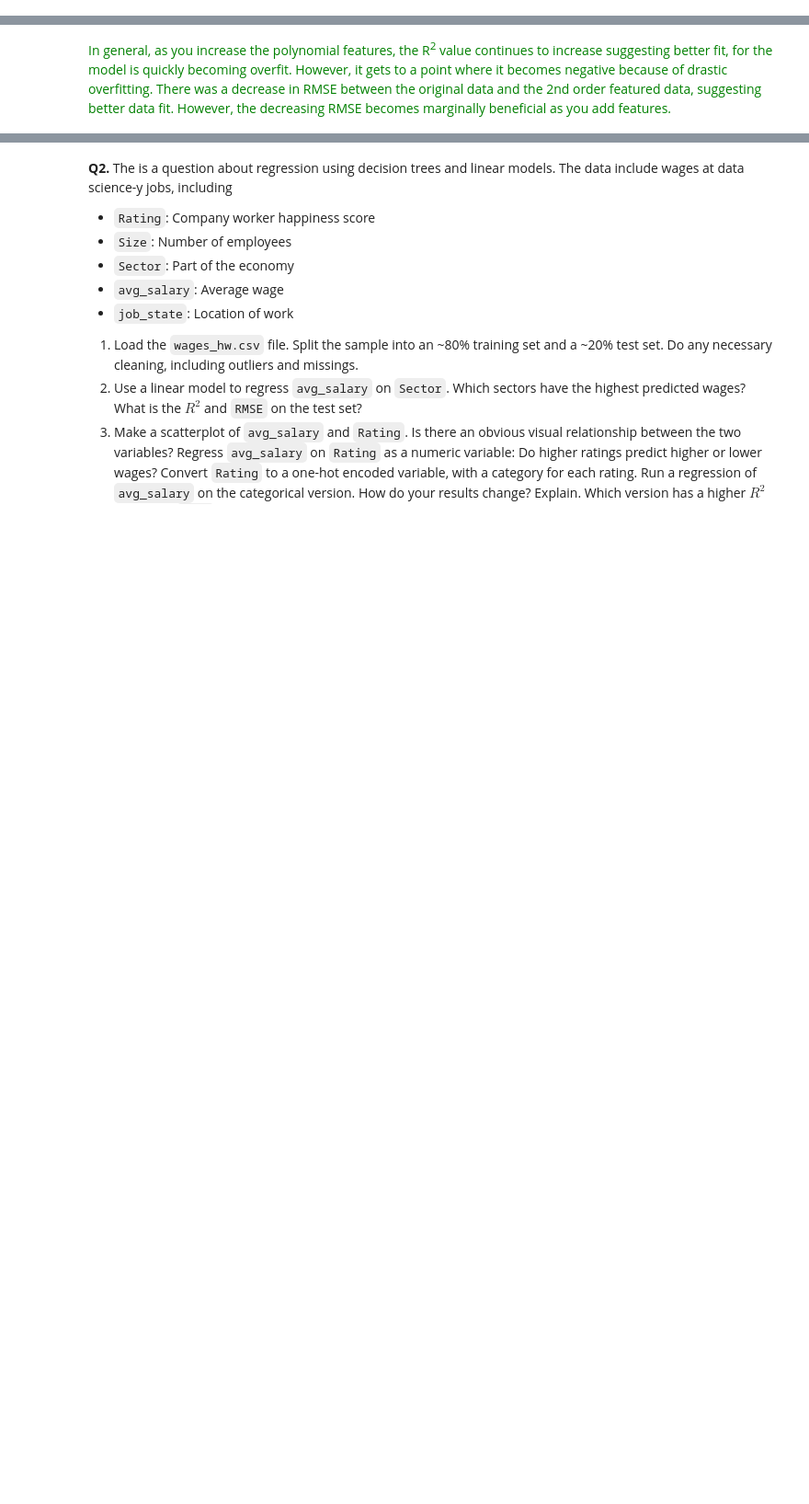
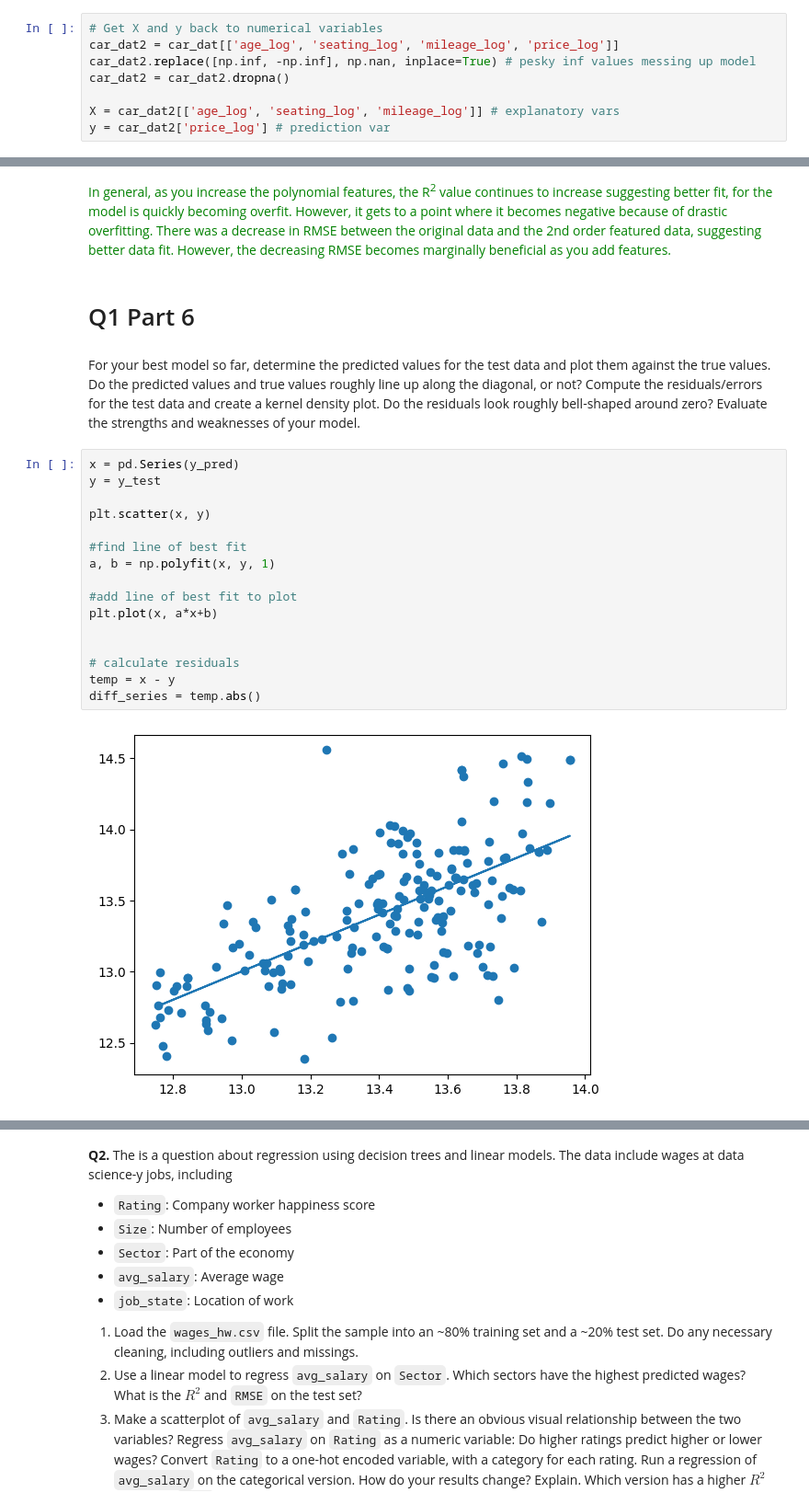
Before and after one commit to Monty-2003/assignment4, a Jupyter notebook: assignment4.ipynb, the cells around one changed output, grey strips where cells are left out. Shown at 92% size. Saved outputs shown, nothing was run; the diff lists cells and outputs as text; blank space fills up the shorter version.

Commit message:
Part 6

```diff
--- a/assignment4.ipynb
+++ b/assignment4.ipynb
@@ -282,0 +277,8 @@ I already went through and created models for polynomially featured data with bo
+# %%
+# Get X and y back to numerical variables
+car_dat2 = car_dat[['age_log', 'seating_log', 'mileage_log', 'price_log']]
+car_dat2.replace([np.inf, -np.inf], np.nan, inplace=True) # pesky inf values messing up model
+car_dat2 = car_dat2.dropna()
+
+X = car_dat2[['age_log', 'seating_log', 'mileage_log']] # explanatory vars
+y = car_dat2['price_log'] # prediction var
@@ -307,3 +314,25 @@ R^2 value:  0.45048968416742297
 <font color="green">
 In general, as you increase the polynomial features, the R<sup>2</sup> value continues to increase suggesting better fit, for the model is quickly becoming overfit. However, it gets to a point where it becomes negative because of drastic overfitting. There was a decrease in RMSE between the original data and the 2nd order featured data, suggesting better data fit. However, the decreasing RMSE becomes marginally beneficial as you add features.
 </font>
+# %% [markdown]
+# Q1 Part 6
+# %% [markdown]
+For your best model so far, determine the predicted values for the test data and plot them against the true values. Do the predicted values and true values roughly line up along the diagonal, or not? Compute the residuals/errors for the test data and create a kernel density plot. Do the residuals look roughly bell-shaped around zero? Evaluate the strengths and weaknesses of your model.
+# %%
+x = pd.Series(y_pred)
+y = y_test
+
+plt.scatter(x, y)
+
+#find line of best fit
+a, b = np.polyfit(x, y, 1)
+
+#add line of best fit to plot
+plt.plot(x, a*x+b)
+
+
+# calculate residuals
+temp = x - y
+diff_series = temp.abs()
+# %% [output]
+[figure, added]
```
Also changed, not shown: parts of 9 cells of this notebook.
